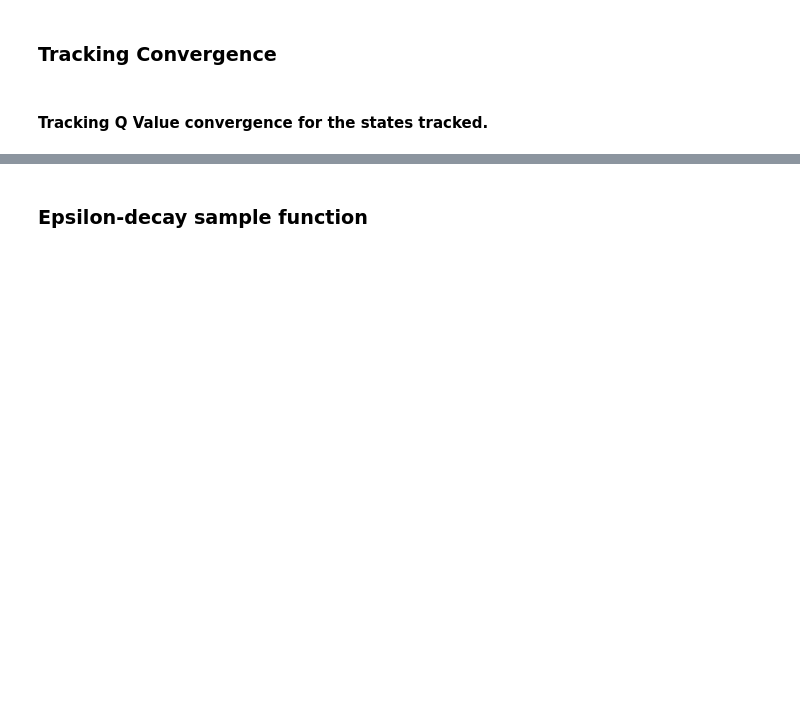
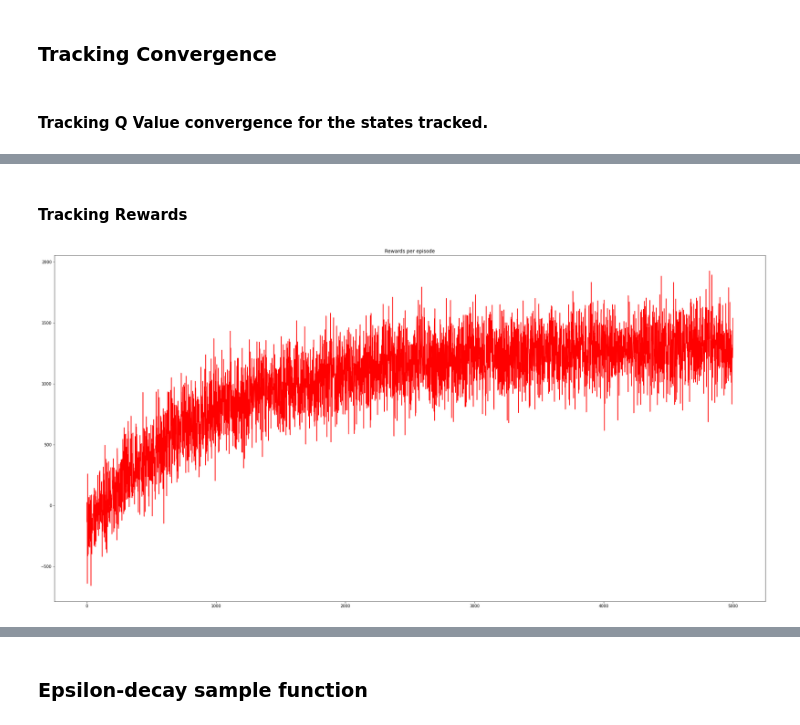
Before and after one commit to sriksmachi/supercabs, a Jupyter notebook: DQN_Agent_Arch2.ipynb, the cells around one changed output, grey strips where cells are left out. Saved outputs shown, nothing was run; the diff lists cells and outputs as text; code cells hidden in the pictures; blank space fills up the shorter version.

```diff
--- a/DQN_Agent_Arch2.ipynb
+++ b/DQN_Agent_Arch2.ipynb
@@ -65,17 +78,17 @@ If you are using this framework, you need to fill the following to complete the
 class DQNAgent:
 
     def __init__(self, state_size, action_size, discount_factor=0.95, learning_rate=0.001,
-                       epsilon=1, epsilon_decay=0.0005, epsilon_min=0.01):
+                       epsilon=1, epsilon_decay=0.0005, epsilon_min=0.001):
         # Define size of state and action
         self.state_size = state_size
-        self.action_size = action_size + 1 # +1 for the no_idle
+        self.action_size = action_size
         self.discount_factor = discount_factor
         self.epsilon = epsilon
         self.learning_rate = learning_rate
         self.epsilon_max = epsilon
         self.epsilon_decay = epsilon_decay
         self.epsilon_min = epsilon_min
-        self.batch_size = 32
+        self.batch_size = 64
         self.state_encoded = 36 # (m + t + d)
         # create replay memory using deque
         self.memory = deque(maxlen=2000)
@@ -123,7 +136,6 @@ class DQNAgent:
         # append the tuple (s, a, r, s', done) to memory (replay buffer) after every action
         self.memory.append((state, action, reward, next_state, hours_of_trip))
 
-
     # pick samples randomly from replay memory (with batch_size) and train the network
     def train_model(self):
 
@@ -165,15 +177,10 @@ class DQNAgent:
             history = self.model.fit(update_input, target, batch_size=self.batch_size, epochs=1, verbose=0)
             return history
 
-    #This function will append latest Q-values of the 4 Q-values which are being tracked for checking convergence
+    #This function will append latest Q-values which are being tracked for checking convergence
     def save_tracking_states(self, states_action_to_track, state_action_tracked_results):
         for idx, state_action in enumerate(states_action_to_track):
-            print(state_action)
             state_encoded = env.state_encod_arch2(state_action[0])
             state_encoded = np.reshape(state_encoded, [1, agent.state_encoded])
             q_val = agent.model.predict(state_encoded)
             state_action_tracked_results[idx].append(q_val[0][state_action[1]])
-
-
-    def save(self, name):
-        self.model.save_weights(name)
@@ -204,6 +212,4 @@ print(state_action_tracked_results)
 # %%
-# Setup Parameters
-
 # Epsilon values per episode
 # 100 - 0.05
 # 1000 - 0.005
@@ -211,12 +217,14 @@ print(state_action_tracked_results)
 # 20000 - 0.0003
 # 30000 - 0.0002
 
-episodes = 101  # 20k - 30k
+episodes = 5000  # 10k takes 10 hours or Google colab pro
+epsilon_decay = 0.001
+config = wandb.config
+config.learning_rate = 0.001
 state_size = len(env.state_space)
-action_size = len(env.action_space) + 1 # for no-ride
-threshold = 100
-policy_threshold = 3000
-agent = DQNAgent(state_size, action_size, epsilon_decay=0.05)
+action_size = len(env.action_space)
+threshold = 1000
+agent = DQNAgent(state_size, action_size, epsilon_decay=epsilon_decay, learning_rate=config.learning_rate)
 # %% [markdown]
 ### DQN block
 # %%
@@ -307,0 +341,11 @@ Episode: 33 Total Reward: 115, epsilon: 0.20987755281470882, Buffer Length: 2000
+# %% [markdown]
+#### Tracking Rewards
+# %%
+x_axis = np.asarray(range(0, len(rewards_tracked)))
+y_axis = np.asarray(rewards_tracked)
+plt.figure(0, figsize=(32,16))
+plt.title('Rewards per episode')
+plt.plot(x_axis,y_axis,'red')
+plt.show()
+# %% [output]
+[figure, added]
```
Also changed, not shown: parts of 17 cells of this notebook.
